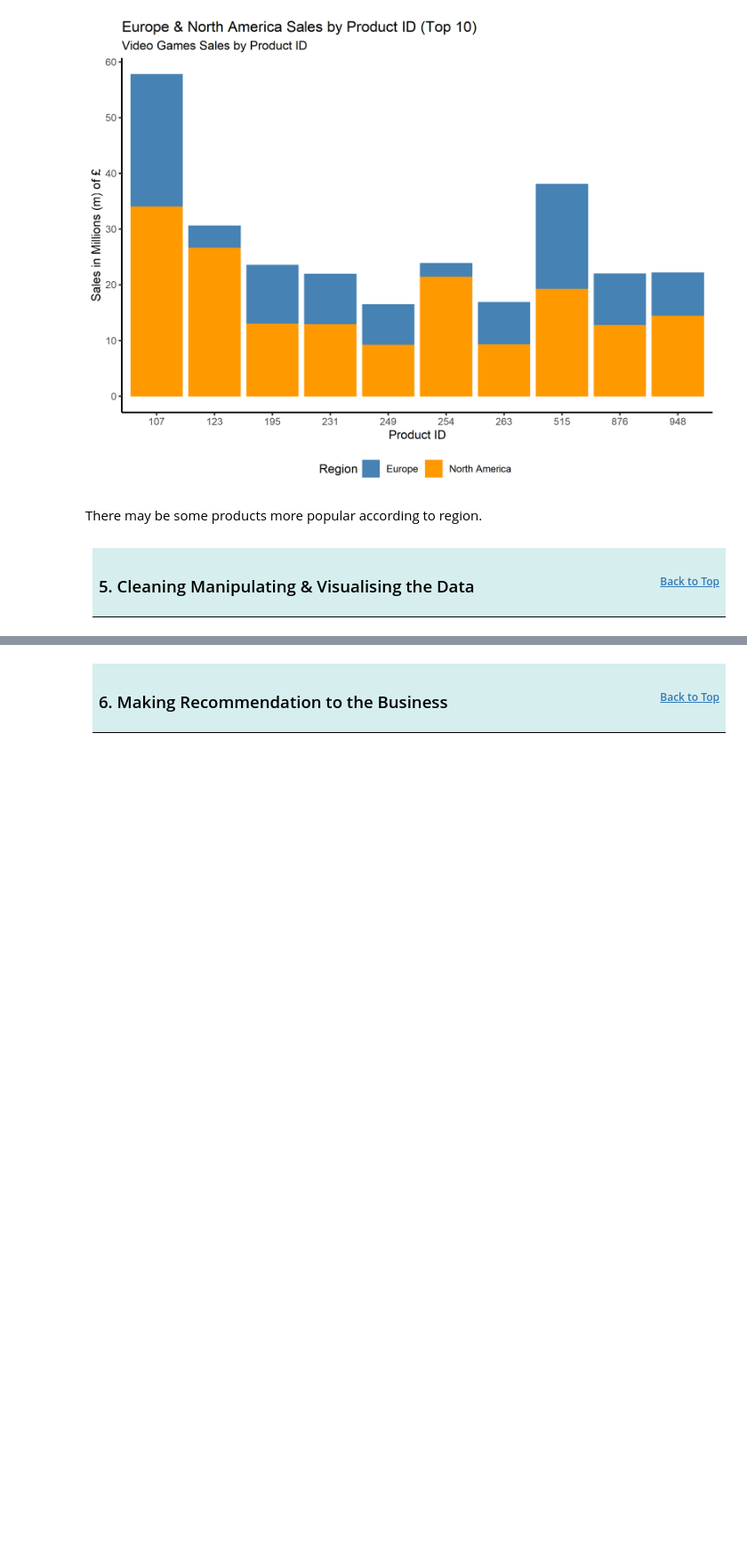
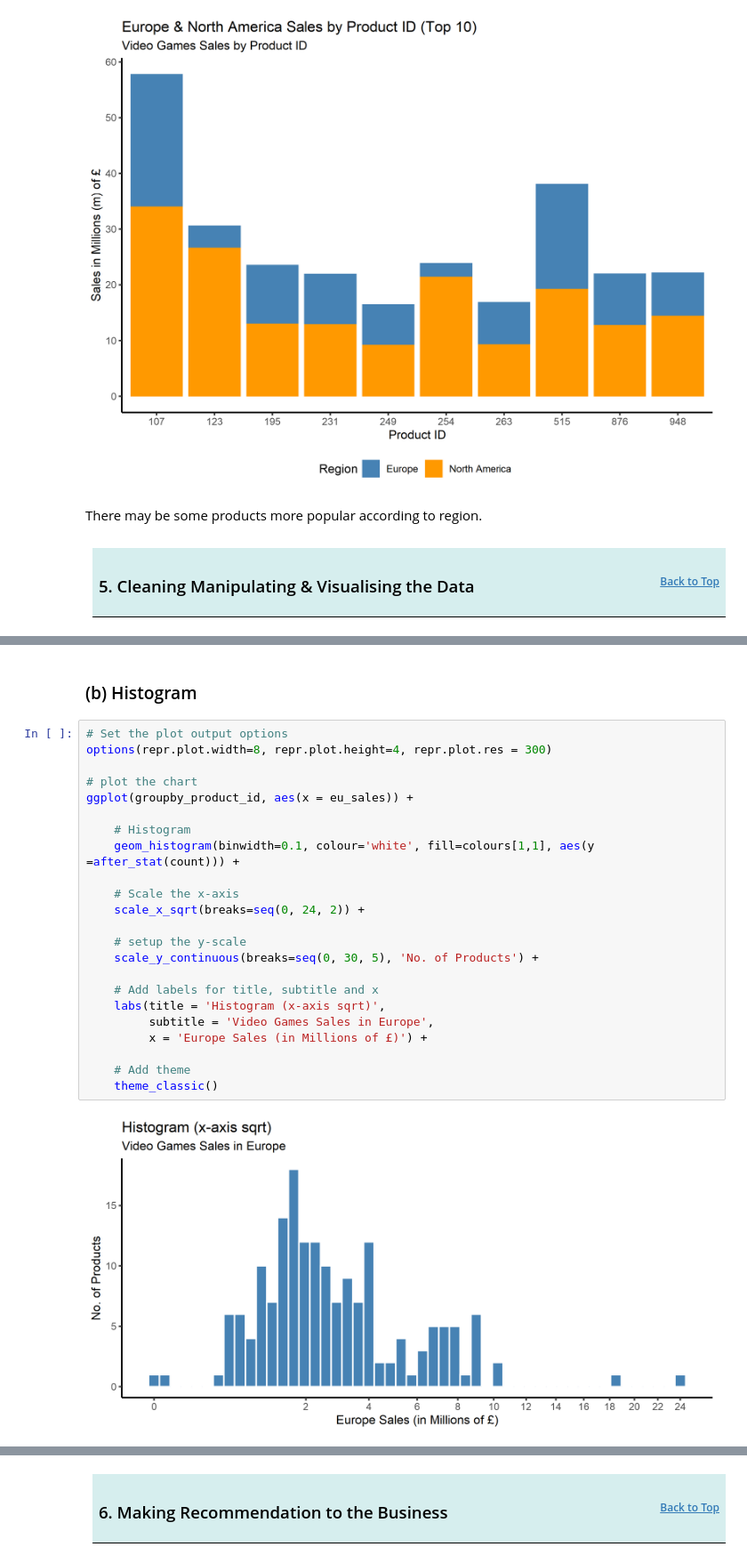
Before and after one commit to lukebart/Turtle_Games_Sales_Analysis, a Jupyter notebook: Bartholomew_Luke_DA301_Assignment_Notebook_R.ipynb, the cells around one changed output, grey strips where cells are left out. Shown at 89% size. Saved outputs shown, nothing was run; the diff lists cells and outputs as text; blank space fills up the shorter version.

```diff
--- a/Bartholomew_Luke_DA301_Assignment_Notebook_R.ipynb
+++ b/Bartholomew_Luke_DA301_Assignment_Notebook_R.ipynb
@@ -1275,0 +1433,27 @@ There may be some products more popular according to region.
+# %% [markdown]
+### (b) Histogram
+# %%
+# Set the plot output options
+options(repr.plot.width=8, repr.plot.height=4, repr.plot.res = 300)
+
+# plot the chart
+ggplot(groupby_product_id, aes(x = eu_sales)) +
+
+    # Histogram
+    geom_histogram(binwidth=0.1, colour='white', fill=colours[1,1], aes(y =after_stat(count))) +
+
+    # Scale the x-axis
+    scale_x_sqrt(breaks=seq(0, 24, 2)) +
+
+    # setup the y-scale
+    scale_y_continuous(breaks=seq(0, 30, 5), 'No. of Products') +
+
+    # Add labels for title, subtitle and x
+    labs(title = 'Histogram (x-axis sqrt)',
+         subtitle = 'Video Games Sales in Europe',
+         x = 'Europe Sales (in Millions of £)') +
+
+    # Add theme
+    theme_classic()
+# %% [output]
+[figure, added]
```
Also changed, not shown: parts of 114 cells of this notebook.
